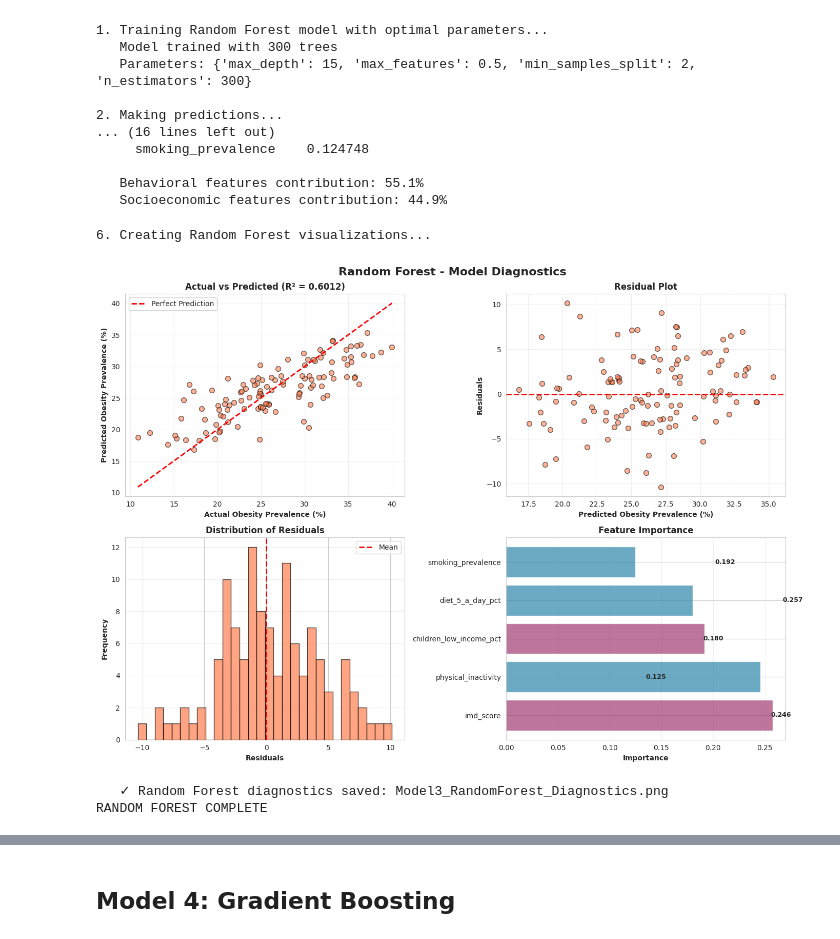
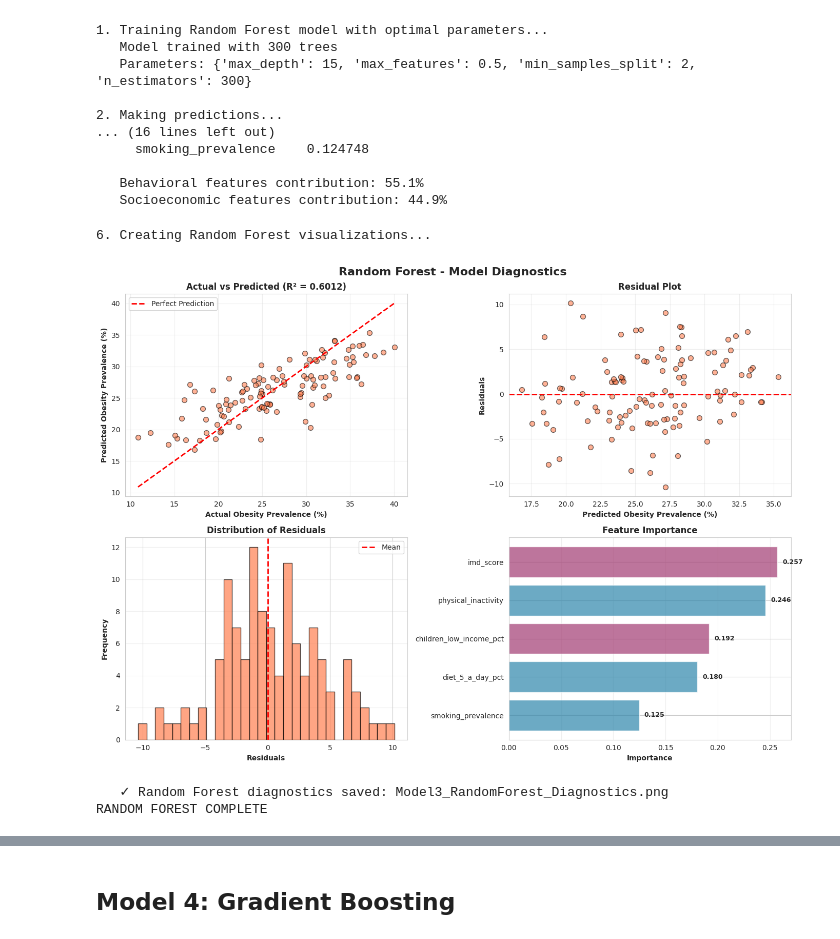
Before and after one commit to gabriel2lucky1990/adult-obesity-risk-modelling-england, a Jupyter notebook: Predicting_Obesity_From_Health_Behaviors_in_England.ipynb, the cells around one changed output, grey strips where cells are left out. Cells and saved outputs as stored; diff of their text form; code cells hidden in the pictures.

```diff
--- a/Predicting_Obesity_From_Health_Behaviors_in_England.ipynb
+++ b/Predicting_Obesity_From_Health_Behaviors_in_England.ipynb
@@ -523,6 +510,7 @@ I will train and evaluate 4 machine learning models:
 # %%
 # MODEL 1: LASSO REGRESSION
 # Linear regression with L1 regularization (can perform feature selection)
+# Parameters selected via GridSearchCV (Part 4B)
 
 print("MODEL 1: LASSO REGRESSION")
 
@@ -531,11 +519,14 @@ print("   - Linear regression with L1 regularization")
 print("   - Can shrink some coefficients to zero (feature selection)")
 print("   - Good when some features may be irrelevant")
 
-# Train Lasso model
-print("\n1. Training Lasso model...")
-lasso = Lasso(alpha=1.0, random_state=42)
+# Train Lasso model with optimal parameters from GridSearch
+print("\n1. Training Lasso model with optimal parameters...")
+lasso = Lasso(
+    alpha=lasso_grid.best_params_['alpha'],   # Optimal from GridSearchCV
+    random_state=50
+)
 lasso.fit(X_train_scaled, y_train)
-print("   Model trained successfully")
+print(f"   Model trained successfully (alpha={lasso_grid.best_params_['alpha']})")
 
 # Make predictions
 print("\n2. Making predictions...")
@@ -550,21 +541,22 @@ adj_r2_lasso = 1 - (1 - r2_lasso) * (n - 1) / (n - p - 1)
 rmse_lasso = np.sqrt(mean_squared_error(y_test, y_pred_lasso))
 mae_lasso = mean_absolute_error(y_test, y_pred_lasso)
 
-# Cross-validation
-kfold = KFold(n_splits=5, shuffle=True, random_state=42)
+# Cross-validation using consistent kfold
 cv_scores_lasso = cross_val_score(lasso, X_train_scaled, y_train,
                                    cv=kfold, scoring='r2')
+cv_r2_lasso = cv_scores_lasso.mean()
+cv_std_lasso = cv_scores_lasso.std()
 
 # Calculate residuals
 residuals_lasso = y_test - y_pred_lasso
 
 # Display results
 print("\n4. Lasso Regression Results:")
-print(f"   R² Score: {r2_lasso:.4f} ({r2_lasso*100:.2f}% variance explained)")
-print(f"   Adjusted R²: {adj_r2_lasso:.4f}")
+print(f"   R2 Score: {r2_lasso:.4f} ({r2_lasso*100:.2f}% variance explained)")
+print(f"   Adjusted R2: {adj_r2_lasso:.4f}")
 print(f"   RMSE: {rmse_lasso:.2f} percentage points")
 print(f"   MAE: {mae_lasso:.2f} percentage points")
-print(f"   Cross-Validation R²: {cv_scores_lasso.mean():.4f} (±{cv_scores_lasso.std():.4f})")
+print(f"   Cross-Validation R2: {cv_r2_lasso:.4f} (+-{cv_std_lasso:.4f})")
 
 # Feature coefficients
 print("\n5. Feature Coefficients:")
@@ -1012,38 +1010,41 @@ axes[0, 1].set_ylabel('Residuals', fontweight='bold')
 axes[0, 1].set_title('Residual Plot', fontweight='bold')
 axes[0, 1].grid(alpha=0.3)
 
 # Plot 3: Residual Distribution
 axes[1, 0].hist(residuals_rf, bins=30, color='coral', edgecolor='black', alpha=0.7)
 axes[1, 0].axvline(x=0, color='red', linestyle='--', linewidth=2, label='Mean')
 axes[1, 0].set_xlabel('Residuals', fontweight='bold')
 axes[1, 0].set_ylabel('Frequency', fontweight='bold')
 axes[1, 0].set_title('Distribution of Residuals', fontweight='bold')
 axes[1, 0].legend()
 axes[1, 0].grid(axis='y', alpha=0.3)
 
 # Plot 4: Feature Importance
+feature_importance_rf_sorted = feature_importance_rf.sort_values('Importance', ascending=True)
 colors_importance = ['#2E86AB' if feat in ['physical_inactivity', 'smoking_prevalence', 'diet_5_a_day_pct']
-                     else '#A23B72' for feat in feature_importance_rf['Feature']]
-axes[1, 1].barh(feature_importance_rf['Feature'], feature_importance_rf['Importance'],
+                     else '#A23B72' for feat in feature_importance_rf_sorted['Feature']]
+axes[1, 1].barh(feature_importance_rf_sorted['Feature'],
+                feature_importance_rf_sorted['Importance'],
                 color=colors_importance, alpha=0.7)
 axes[1, 1].set_xlabel('Importance', fontweight='bold')
 axes[1, 1].set_title('Feature Importance', fontweight='bold')
 axes[1, 1].grid(axis='x', alpha=0.3)
 
-# Add value labels to importance plot
-for idx, row in feature_importance_rf.iterrows():
-    axes[1, 1].text(row['Importance'] + 0.01, idx, f"{row['Importance']:.3f}",
+# Add value labels correctly
+for i, (idx, row) in enumerate(feature_importance_rf_sorted.iterrows()):
+    axes[1, 1].text(row['Importance'] + 0.005, i,
+                    f"{row['Importance']:.3f}",
                     va='center', fontsize=9, fontweight='bold')
 
 plt.tight_layout()
 plt.savefig('/content/drive/MyDrive/Model3_RandomForest_Diagnostics.png', dpi=300, bbox_inches='tight')
 plt.show()
 
 print("   ✓ Random Forest diagnostics saved: Model3_RandomForest_Diagnostics.png")
 
 print("RANDOM FOREST COMPLETE")
 # %% [output]
 6. Creating Random Forest visualizations...
-[figure, old version]
+[figure, new version]
    ✓ Random Forest diagnostics saved: Model3_RandomForest_Diagnostics.png
 RANDOM FOREST COMPLETE
```
Also changed, not shown: parts of 38 cells of this notebook.
